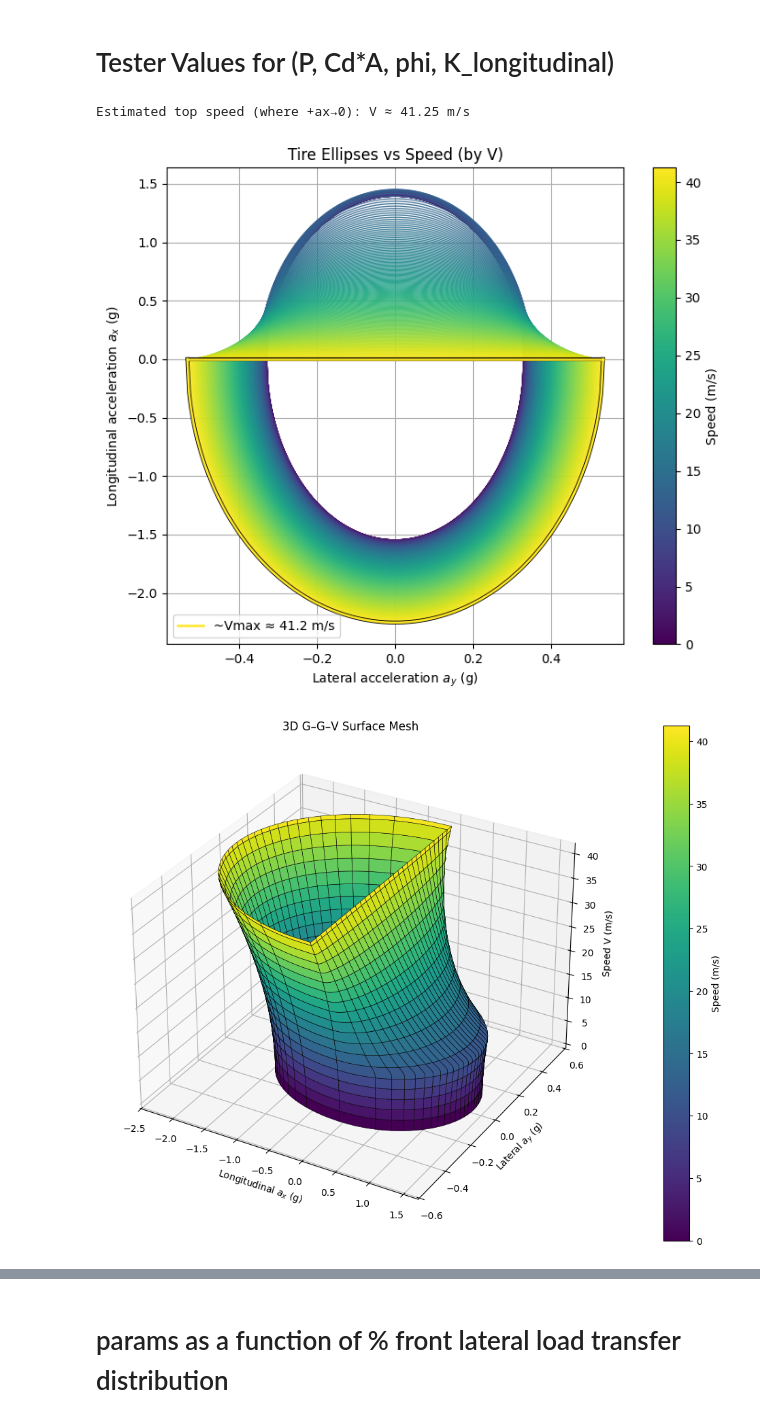
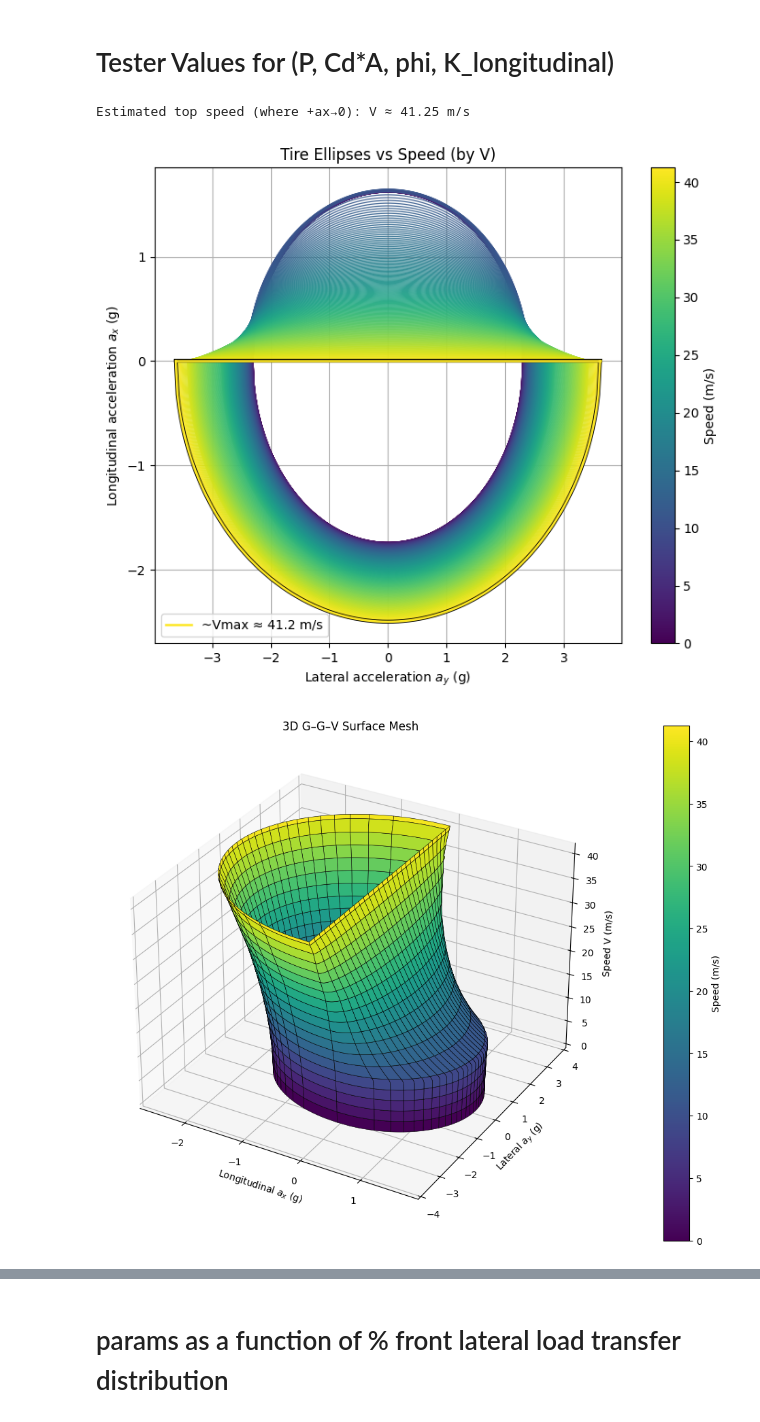
Before and after one commit to Formula-Electric-Berkeley/FEBSim, a Jupyter notebook: GGV_plot/GGV_TireEllipses_Final.ipynb, the cells around one changed output, grey strips where cells are left out. Cells and saved outputs as stored; diff of their text form; code cells hidden in the pictures.

```diff
--- a/GGV_plot/GGV_TireEllipses_Final.ipynb
+++ b/GGV_plot/GGV_TireEllipses_Final.ipynb
@@ -528,46 +111,55 @@ def calculate_fx_pure(slip_ratio, load):
 # Modified Nicolas-Comstock (MNC) Combined Forces
 #https://file.notion.so/f/f/e824069c-9836-4508-b929-10beff09e46f/381a0b90-55f4-40c7-80f4-26fe463e8fe6/SAE-2011-01-0094-Brach-Engineering_(3)_(3).pdf?table=block&id=274538db-02df-80b3-8cb7-f57f59dd3f68&spaceId=e824069c-9836-4508-b929-10beff09e46f&expirationTimestamp=1773705600000&signature=gAMl9a9outgHLSD-5H0Ji_REmscDc0MDsmgOUXc1Uww&downloadName=SAE-2011-01-0094-Brach-Engineering+%283%29+%283%29.pdf
 # See above paper on page 3
-def calculate_mnc_combined_forces(slip_angle, slip_ratio, load):
-    eps = 1e-8 # Protection against zero-division
+# Implements Equations 3 and 4 from SAE-2011-01-0094.
+def calculate_mnc_combined_forces(slip_angle_rad, slip_ratio, load):
+    eps = 1e-8  # denominator protection
+    Fz = -np.abs(load)
 
-    load = -np.abs(load) # Ensure load is negative for the equations (since they are based on negative loads)
+    # Tire Model Inputs: Convert to degrees for the Pacejka/BNP functions
+    # Figure A-2 and Eq A-2 use alpha in degrees [cite: 429, 442]
+    alpha_deg = np.rad2deg(slip_angle_rad)
 
-    # Pure tire forces
-    Fx_s = calculate_fx_pure(slip_ratio, load)         # Fx(s)
-    Fy_alpha = calculate_fy_pure(slip_angle, load) # Fy(alpha)
+    # Calculate Pure Forces
+    # Fx(s) and Fy(alpha) [cite: 384, 385, 390]
+    Fx_s = calculate_fx_pure(slip_ratio, Fz)
+    Fy_alpha = calculate_fy_pure(alpha_deg, Fz)
 
-    # Calculate stiffness coefficients (C_alpha and C_s)
-    # The initial slope of the Pacejka curve is the product of B * C * D
-    C_alpha = B_lat(load) * C_lat(load) * D_lat(load)
-    C_s = B_long(load) * C_long(load) * D_long(load)
+    # Calculate Stiffness (Slopes at zero)
+    # C_alpha must be in Force/Radian to be consistent with sin/tan in MNC [cite: 116, 118]
+    # If your B,C,D constants are 'per degree', multiply by (180/pi)
+    C_alpha_deg = B_lat(Fz) * C_lat(Fz) * D_lat(Fz)
+    C_alpha_rad = C_alpha_deg * (180.0 / np.pi)
 
-    # Filter absolute zeros to prevent division by zero in vector operations
-    slip_alpha = np.where(np.abs(slip_angle) < eps, eps, slip_angle)
-    slip_s = np.where(np.abs(slip_ratio) < eps, eps, slip_ratio)
+    C_s = B_long(Fz) * C_long(Fz) * D_long(Fz) # s is unitless, so C_s is Force/UnitSlip
 
-    # Common denominator for the first part of MNC equations: sqrt(s^2 * Fy(alpha)^2 + Fx(s)^2 * tan^2(alpha))
-    denom_squared = (slip_s**2 * Fy_alpha**2) + (Fx_s**2 * np.tan(slip_alpha)**2)
-    denom_base = np.sqrt(np.where(denom_squared < eps**2, eps**2, denom_squared))
+    # MNC Denominator: sqrt(s^2 * Fy_a^2 + Fx_s^2 * tan^2(alpha)) [cite: 116, 118]
+    tan_a = np.tan(slip_angle_rad)
+    cos_a = np.cos(slip_angle_rad)
+    sin_a = np.sin(slip_angle_rad)
 
-    # Longitudinal combined force: Fx(alpha, s) [Eq. 3]
-    fx_term1 = (Fx_s * Fy_alpha * slip_s) / denom_base
-    fx_term2 = np.sqrt((slip_s**2 * C_alpha**2) + ((1 - np.abs(slip_s))**2 * np.cos(slip_alpha)**2 * Fx_s**2)) / (slip_s * C_alpha)
-    Fx_alpha_s = fx_term1 * fx_term2
+    denom_sq = (slip_ratio**2 * Fy_alpha**2) + (Fx_s**2 * tan_a**2)
+    denom = np.sqrt(np.maximum(denom_sq, eps**2))
 
-    # Lateral combined force: Fy(alpha, s) [Eq. 4]
-    fy_term1 = (Fx_s * Fy_alpha * np.tan(slip_alpha)) / denom_base
-    fy_term2 = np.sqrt(((1 - np.abs(slip_s))**2 * np.cos(slip_alpha)**2 * Fy_alpha**2) + (np.sin(slip_alpha)**2 * C_s**2)) / (C_s * np.sin(slip_alpha))
-    Fy_alpha_s = fy_term1 * fy_term2
+    # 5. Longitudinal Combined Force: Fx(alpha, s) [Eq. 3]
+    # Note: s in the denominator of the second quotient cancels the s in the first [cite: 116]
+    term1_x = (Fx_s * Fy_alpha * slip_ratio) / denom
+    num2_x = np.sqrt((slip_ratio**2 * C_alpha_rad**2) + ((1 - np.abs(slip_ratio))**2 * cos_a**2 * Fx_s**2))
+    Fx_alpha_s = term1_x * (num2_x / (np.maximum(np.abs(slip_ratio * C_alpha_rad), eps)))
 
-    # Override values when one axis has pure zero slip to prevent crashes and ensure correct limits
-    Fx_alpha_s = np.where(np.abs(slip_angle) < eps, Fx_s, Fx_alpha_s)
-    Fx_alpha_s = np.where(np.abs(slip_ratio) < eps, 0.0, Fx_alpha_s)
+    # 6. Lateral Combined Force: Fy(alpha, s) [Eq. 4]
+    term1_y = (Fx_s * Fy_alpha * tan_a) / denom
+    num2_y = np.sqrt(((1 - np.abs(slip_ratio))**2 * cos_a**2 * Fy_alpha**2) + (sin_a**2 * C_s**2))
+    Fy_alpha_s = term1_y * (num2_y / (np.maximum(np.abs(C_s * sin_a), eps)))
 
-    Fy_alpha_s = np.where(np.abs(slip_ratio) < eps, Fy_alpha, Fy_alpha_s)
-    Fy_alpha_s = np.where(np.abs(slip_angle) < eps, 0.0, Fy_alpha_s)
+    # 7. Final Sanity Checks for zero-slip cases
+    Fx_final = np.where(np.abs(slip_angle_rad) < eps, Fx_s, Fx_alpha_s)
+    Fx_final = np.where(np.abs(slip_ratio) < eps, 0.0, Fx_final)
 
-    return Fx_alpha_s, Fy_alpha_s
+    Fy_final = np.where(np.abs(slip_ratio) < eps, Fy_alpha, Fy_alpha_s)
+    Fy_final = np.where(np.abs(slip_angle_rad) < eps, 0.0, Fy_final)
+
+    return Fx_final, Fy_final
 
 def peak_lateral(load, max_slip_angle_deg=25.0, max_slip_ratio=0.15):
     # Create a 2D mesh to evaluate combinations of slip angle and slip ratio
@@ -579,6 +171,7 @@ def peak_lateral(load, max_slip_angle_deg=25.0, max_slip_ratio=0.15):
 
     # The peak is the absolute maximum over the combined envelope
     return float(np.max(fy_combined))
+
 
 def peak_longitudinal(load, max_slip_angle_deg=25.0, max_slip_ratio=0.15):
     angles = np.deg2rad(np.linspace(-max_slip_angle_deg, max_slip_angle_deg, 150))
@@ -926,35 +519,35 @@ def ellipse_points(ax_pos_max, ax_neg_max, ay_max, n=241):
     ax_neg = -ax_neg_max * np.sqrt(np.maximum(0.0, 1.0 - (ay/ay_max)**2))
     return ax_neg, ay, ax_pos
 
 
 # RUN everything:
 CMAP_NAME = 'viridis'
 
 V_list, ellipses_2d, ggv_points, ax_pos_arr = build_ellipses_and_ggv(V_min=0.0, V_max=45.0, nV=241, n_ellipse_pts=241)
 
 # compute Vmax from +ax(V) curve
 V_max_est, i1, i2 = compute_vmax(V_list, ax_pos_arr, thresh=1e-3)
 
 # choose which ellipse to bold/outline --> this would be the top speed
 V_highlight = V_max_est if V_max_est is not None else (V_list[-1] if len(V_list) else None)
 
 # helpful print about top speed
 if V_max_est is None:
     print("Top speed not reached within 0 m/s to 60 m/s (no +ax close to 0 crossing). Highlighting the highest speed in range instead.")
 else:
     print(f"Estimated top speed (where +ax→0): V ≈ {V_max_est:.2f} m/s")
 
 #only include ellipses up to Vmax_est
 ellipses_2d = [e for e in ellipses_2d if e[0] <= (V_max_est if V_max_est else 60)]
 
 # Draw plots!!
 plot_ellipses_ombre(ellipses_2d, V_highlight=V_highlight, cmap_name=CMAP_NAME, g=G)
 plot_ggv_3d_surface(ellipses_2d, V_highlight=V_highlight, cmap_name=CMAP_NAME, g=G)
 #plot_ggv_3d(ggv_points, ellipses_2d, V_highlight=None, cmap_name='viridis', g=9.81)
 # %% [output]
 Estimated top speed (where +ax→0): V ≈ 41.25 m/s
-[figure, old version]
+[figure, new version]
-[figure, old version]
+[figure, new version]
 # %%
 def plot_ellipses(ellipses_2d, V_highlight=None, cmap_name='viridis', g=G):
     if not ellipses_2d:
```
Also changed, not shown: parts of 4 cells of this notebook.
